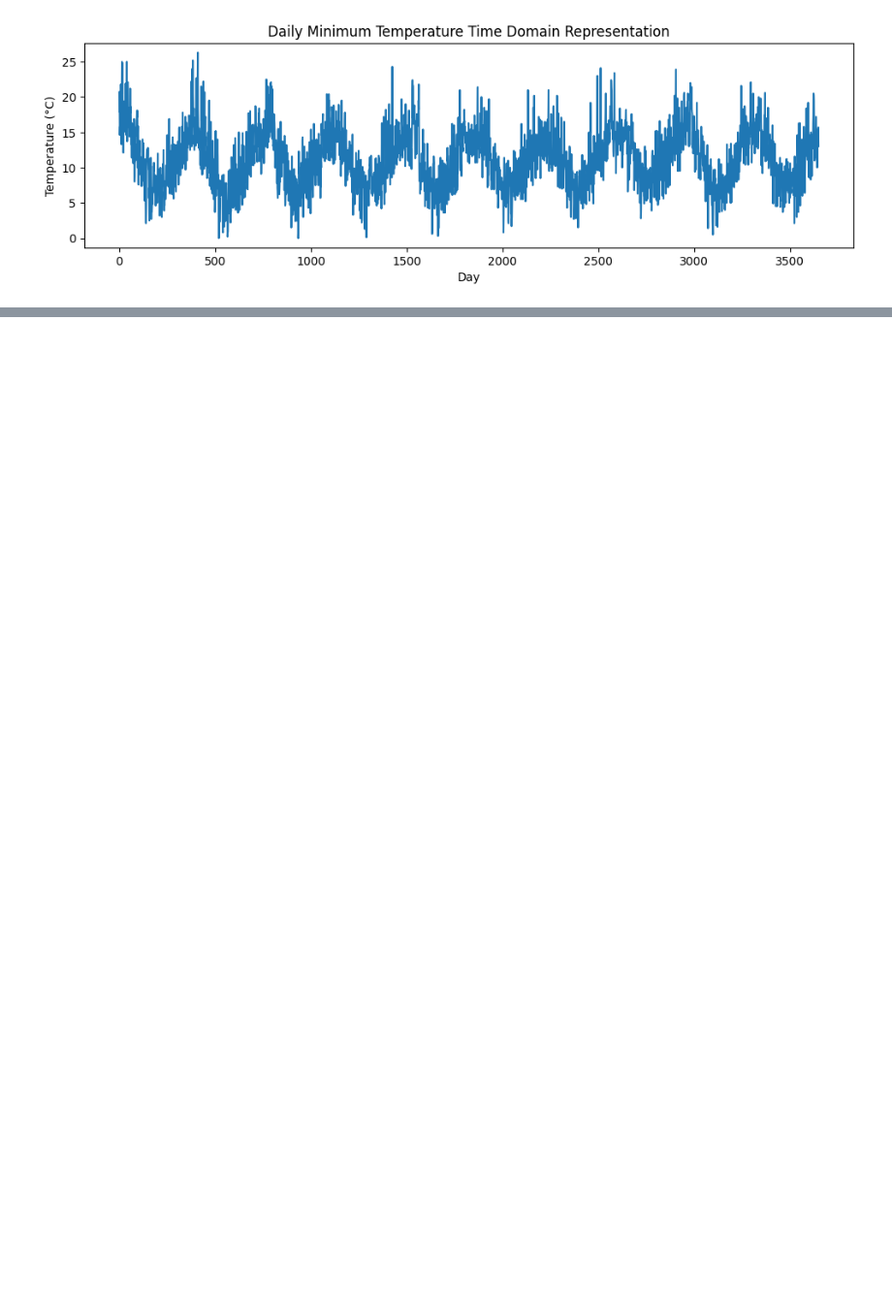
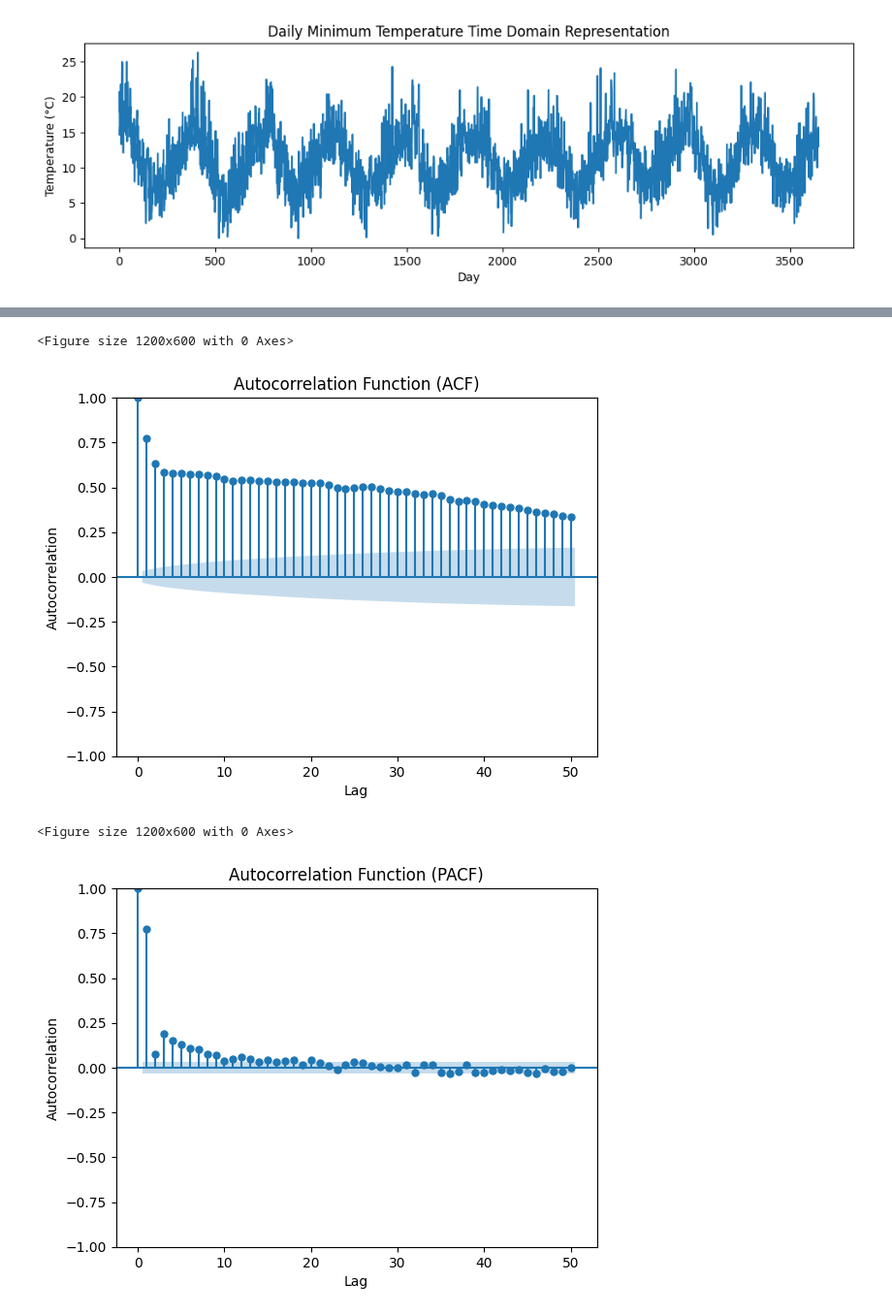
Before and after one commit to Zarathustra4/ML-Essence, a Jupyter notebook: kaggle_sets/data_analisys/min_temp_analisys.ipynb, the cells around one changed output, grey strips where cells are left out. Shown at 97% size. Cells and saved outputs as stored; diff of their text form; code cells hidden in the pictures; blank space fills up the shorter version.

```diff
--- a/kaggle_sets/data_analisys/min_temp_analisys.ipynb
+++ b/kaggle_sets/data_analisys/min_temp_analisys.ipynb
@@ -155,0 +250,30 @@ plt.show()
+# %%
+from statsmodels.graphics.tsaplots import plot_acf, plot_pacf
+
+df_temp = pd.read_csv("../datasets/daily-min-temperatures.csv")
+
+# Assuming your DataFrame is named df
+df_temp['Date'] = pd.to_datetime(df_temp['Date'])
+
+# Set 'Date' as the index
+df_temp.set_index('Date', inplace=True)
+
+# Plot the autocorrelation function (ACF)
+plt.figure(figsize=(12, 6))
+plot_acf(df_temp['Temp'], lags=50)  # You can adjust the number of lags as needed
+plt.title('Autocorrelation Function (ACF)')
+plt.xlabel('Lag')
+plt.ylabel('Autocorrelation')
+plt.show()
+
+plt.figure(figsize=(12, 6))
+plot_pacf(df_temp['Temp'], lags=50)  # You can adjust the number of lags as needed
+plt.title('Autocorrelation Function (PACF)')
+plt.xlabel('Lag')
+plt.ylabel('Autocorrelation')
+plt.show()
+# %% [output]
+<Figure size 1200x600 with 0 Axes>
+[figure, added]
+<Figure size 1200x600 with 0 Axes>
+[figure, added]
```
Also changed, not shown: parts of 5 cells of this notebook.
